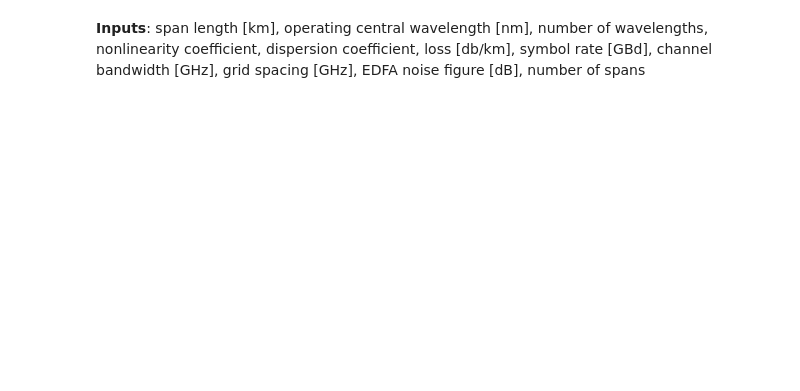
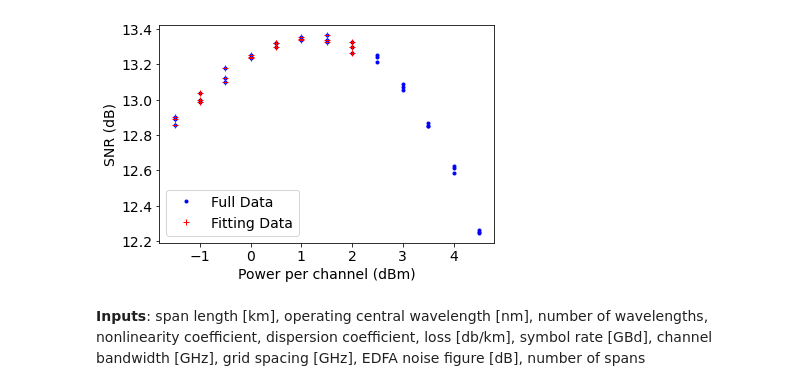
Before and after one commit to joshnevin/physics_enhanced_GPs, a Jupyter notebook: physical_model_enhanced_gps.ipynb, the cells around one changed output. Saved outputs shown, nothing was run; the diff lists cells and outputs as text; code cells hidden in the pictures; blank space fills up the shorter version.

```diff
--- a/physical_model_enhanced_gps.ipynb
+++ b/physical_model_enhanced_gps.ipynb
@@ -16,3 +41,14 @@ pch = np.genfromtxt(open(str(data_dir) + "pchexppchsam100.csv", "r"), delimiter=
+# %%
+plt.plot(pch, snr, 'b.', label='Full Data')
+plt.plot(pch_fit, snr_fit, 'r+', label='Fitting Data')
+#plt.xlim([pch[0], pch[-1]])
+plt.xlabel("Power per channel (dBm)")
+plt.ylabel("SNR (dB)")
+plt.legend()
+#plt.savefig('powershifted_gn_comparison.pdf', dpi=200,bbox_inches='tight')
+plt.show()
+# %% [output]
+[figure, added]
 # %%
 class GN_model:
     def __init__(self, span_len, lam_op, num_lam, nl_cof, disp_cof,  alpha, r_sym, bchrs, grid_sp, n_fig, num_spans):
```
Also changed, not shown: parts of 28 cells of this notebook.
